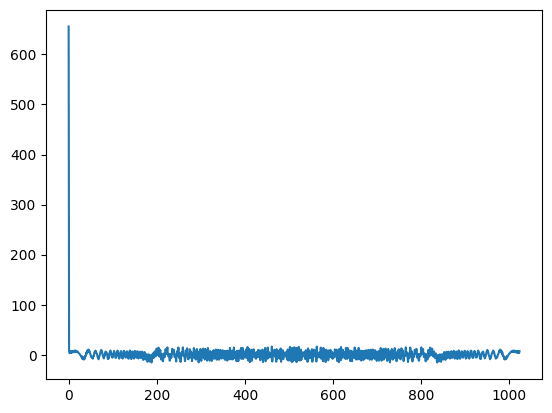
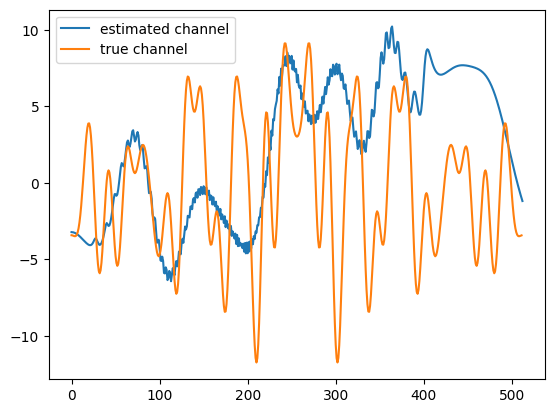
Unified diff of the notebook cell whose output changed from the first chart to the second:
--- before
+++ after
@@ -1,64 +1,38 @@
-from scipy.linalg import toeplitz
-
-def make_conv_matrix(x, L):
-    x = np.asarray(x)
-    N = len(x)
-
-    col = np.concatenate([x, np.zeros(L - 1)])
-    row = np.zeros(L)
-    row[0] = x[0]
-
-    return toeplitz(col, row)
+def _remove_linear_phase(h_freq: np.ndarray) -> np.ndarray:
+    phase = np.unwrap(np.angle(h_freq))
+    freqs = np.arange(len(phase))
+    slope = np.polyfit(freqs, phase, 1)[0]
+    return h_freq * np.exp(-1j * slope * freqs)
 
 
-def estimate_channel_from_chirps(rx, chirp_starts, L_est=64, reg=1e-5):
-    x = make_chirp(
-        config.CHIRP_LOW,
-        config.CHIRP_HIGH,
-        config.CHIRP_SAMPLES
-    )
-    plt.plot(np.fft.fft(x))
-   
-
-    X = make_conv_matrix(x, L_est)
-    seg_len = X.shape[0]
-
-    A = np.zeros((L_est, L_est))
-    b = np.zeros(L_est)
-
-    count = 0
+def channel_estimation(chirp_starts: np.ndarray, signal: np.ndarray):
+    reference_chirp = make_chirp(config.CHIRP_LOW, config.CHIRP_HIGH, config.CHIRP_SAMPLES)
+    true_chirp_freq = np.fft.rfft(reference_chirp)
+    chirp_estimates = []
 
     for start in chirp_starts:
-        start = int(start)
-        end = start + seg_len
-
-        if end > len(rx):
+        end = start + config.CHIRP_SAMPLES
+        if start < 0 or end > len(signal):
             continue
 
-        y = rx[start:end]
+        received_chirp = signal[start:end]
+        received_freq = np.fft.rfft(received_chirp)
 
-        A += X.T @ X
-        b += X.T @ y
-        count += 1
+        # Simple chirp-based channel estimate per chirp
+        H_freq = received_freq / true_chirp_freq
+        H_freq = _remove_linear_phase(H_freq)
+        chirp_estimates.append(H_freq)
 
-    if count == 0:
-        raise ValueError("No valid chirp segments available.")
+    if len(chirp_estimates) == 0:
+        raise ValueError("No valid chirp segments for channel estimation")
 
-    h_hat = np.linalg.solve(A + reg * np.eye(L_est), b)
+    G_freq = np.mean(chirp_estimates, axis=0)
+    g_time = np.fft.irfft(G_freq, n=config.CHIRP_SAMPLES)
 
-    return h_hat
+    return g_time, G_freq
 
-h_hat = estimate_channel_from_chirps(
-    rx=recv,
-    chirp_starts=chirp_starts,
-    L_est=64,
-    reg=1e-5
-)
 
-##plt.plot(np.abs(channel), label="true channel")
-#plt.plot(np.abs(h_hat[:len(channel)]), label="estimated channel")
-#plt.legend()
-#plt.show()
-
-print("True main tap:", np.argmax(np.abs(channel)))
-print("Estimated main tap:", np.argmax(np.abs(h_hat)))
+est_channel_time, f = channel_estimation(chirp_starts, recv)
+plt.plot(f, label='estimated channel')
+plt.plot(np.fft.fft(channel, 512), label='true channel')
+plt.legend()

Commit: Receiver